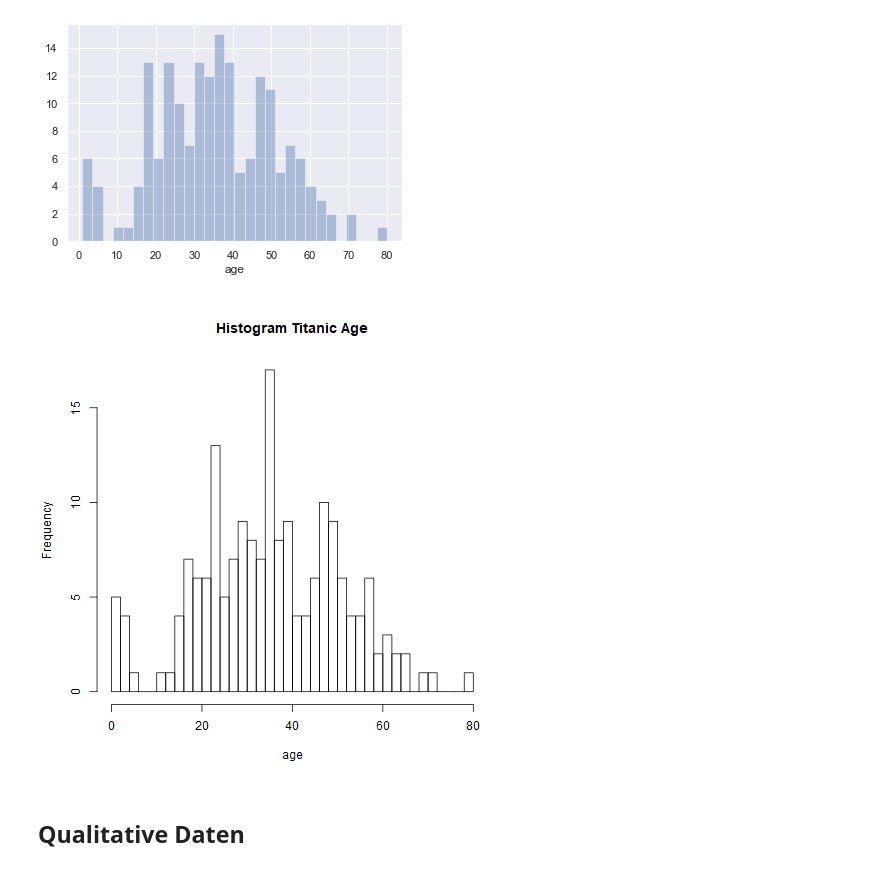
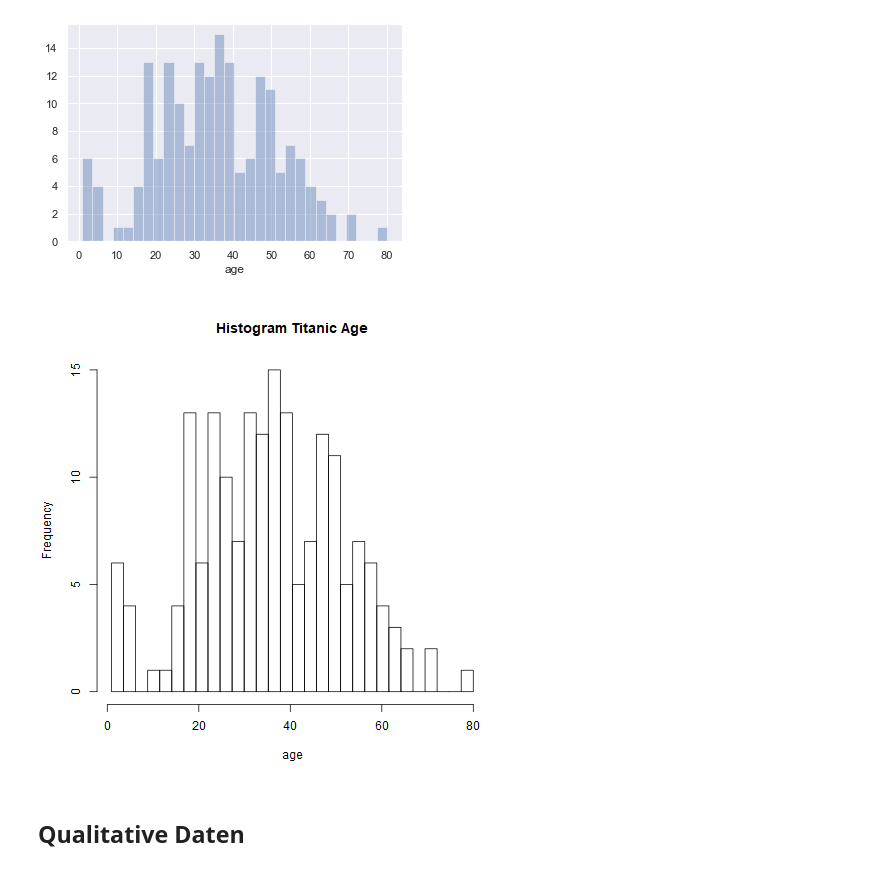
Before and after one commit to kurbaniec/everything-data-science, a Jupyter notebook: Visualisation.ipynb, the cells around one changed output. Cells and saved outputs as stored; diff of their text form; code cells hidden in the pictures.

Commit message:
Added histogram section

```diff
--- a/Visualisation.ipynb
+++ b/Visualisation.ipynb
@@ -86,3 +84,10 @@ Der Datensatz der Titanic enthält für jeden Passagier eine Zeile.
 sns.distplot(ti['age']);
 # %% [output]
 [figure]
+# %%
+%%R
+# Following function is needed to force break intervals in histogramms in R
+# Source: https://stackoverflow.com/questions/49438936/understanding-hist-and-break-intervals-in-r
+breakInterval <- function(data, interval) {
+    seq(min(data), max(data), length.out = interval+1)
+}
@@ -103,9 +130,9 @@ sns.distplot(ti['age'], kde=False, bins=30);
 [figure]
 # %%
 %%R
-hist(ti$Age, breaks=30, xlab="age", main="Histogram Titanic Age")
+hist(ti$Age, breaks=breakInterval(ti$Age, 30), xlab="age", main="Histogram Titanic Age")
 # %% [output]
-[figure, old version]
+[figure, new version]
 # %% [markdown]
 ## Qualitative Daten
 # %% [markdown]
```
Also changed, not shown: parts of 10 cells of this notebook, 1 other file.
